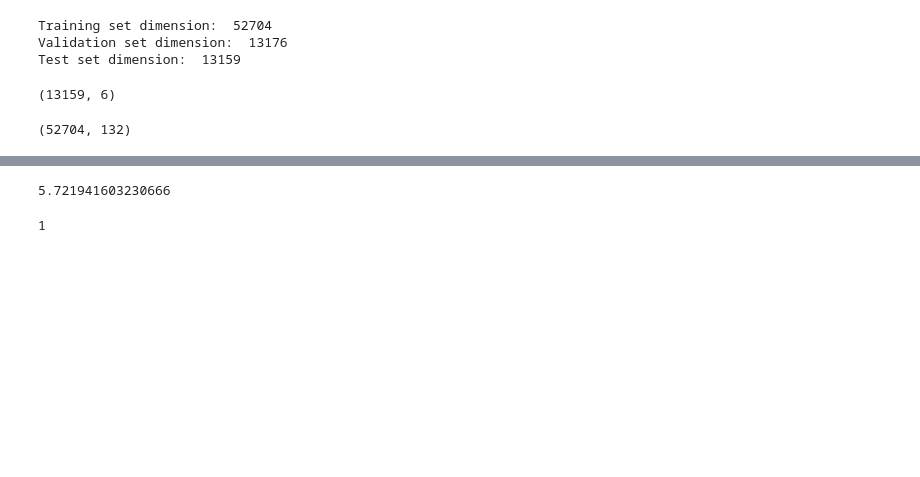
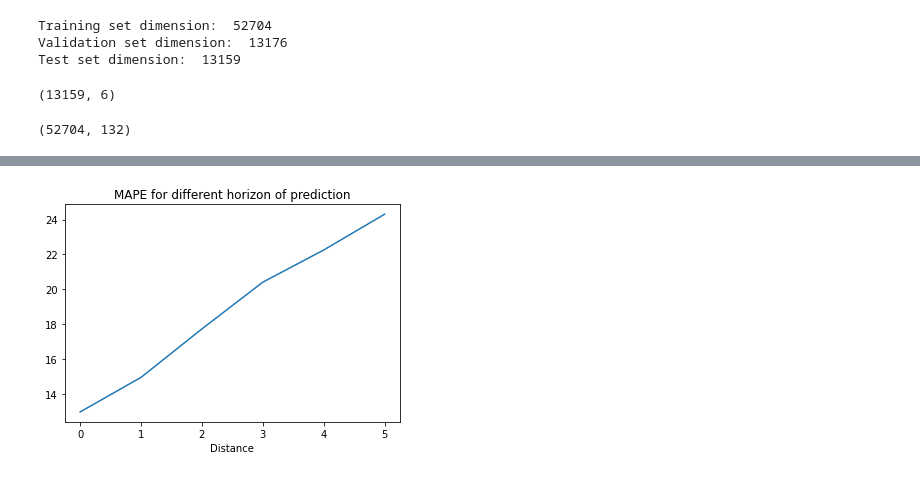
Before and after one commit to bre3760/ictbuilding, a Jupyter notebook: prediction_model/LSTM_proof-CNN.ipynb, the cells around one changed output, grey strips where cells are left out. Drawn from its saved outputs; the diff is of its cells as text; code cells hidden in the pictures; blank space fills up the shorter version.

```diff
--- a/prediction_model/LSTM_proof-CNN.ipynb
+++ b/prediction_model/LSTM_proof-CNN.ipynb
@@ -365,17 +396,23 @@ def mean_absolute_percentage_error(y_true, y_pred):
 # %%
 err=np.abs(pred_df-test)/(test+1)
-err=[]
-count2=0
+err={}
+for i in range(n_out):
+    err[i]=[]
 for i in range(len(test)):
-    if test[0][i]!=0:
-        err.append(np.abs(pred_df[0][i]-test[0][i])/(test[0][i]))
-np.mean(err)*100
+    for r in range(n_out):
+        if test[r][i]!=0:
+            err[r].append(np.abs(pred_df[r][i]-test[r][i])/(test[r][i]))
-# %% [output]
-5.721941603230666
-# %%
-count-count2
-# %% [output]
-1
+# %%
+#Plot mean absolute percentage errore
+mean=[]
+for k in err.keys():
+    mean.append(np.mean(err[k]))
+plt.plot([v *100 for v in mean])
+plt.title("MAPE for different horizon of prediction")
+plt.xlabel("Distance")
+plt.show()
+# %% [output]
+[figure, added]
 # %%
 def calculate_metrics(inv_y,inv_yhat):
 	# calculate metrics
```
Also changed, not shown: parts of 12 cells of this notebook.
